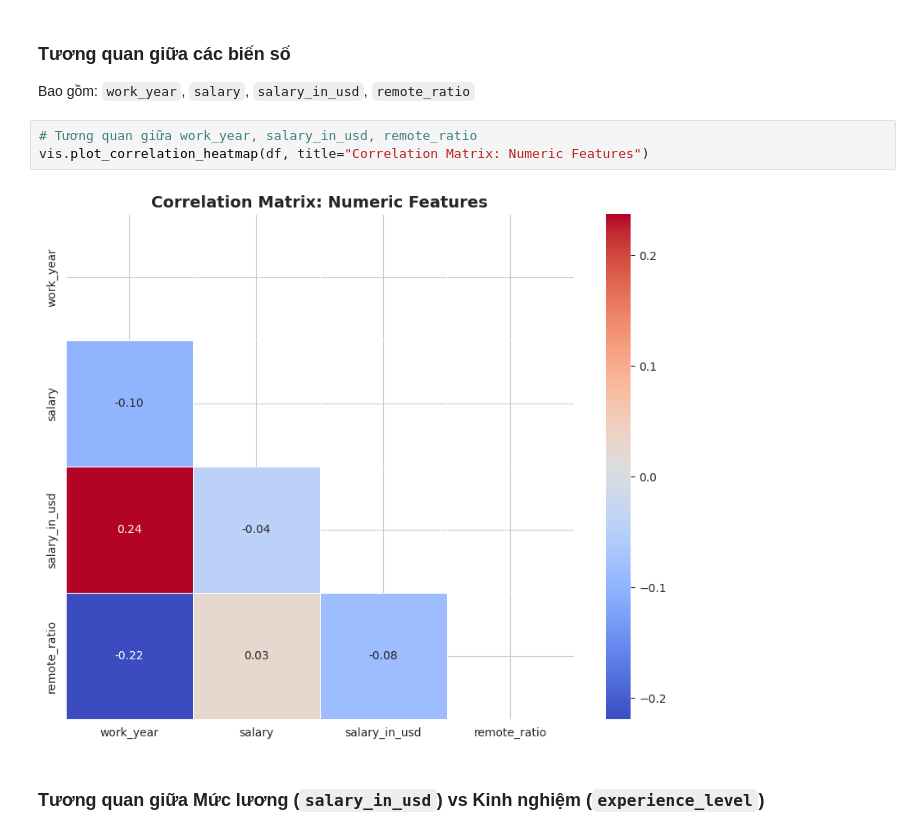
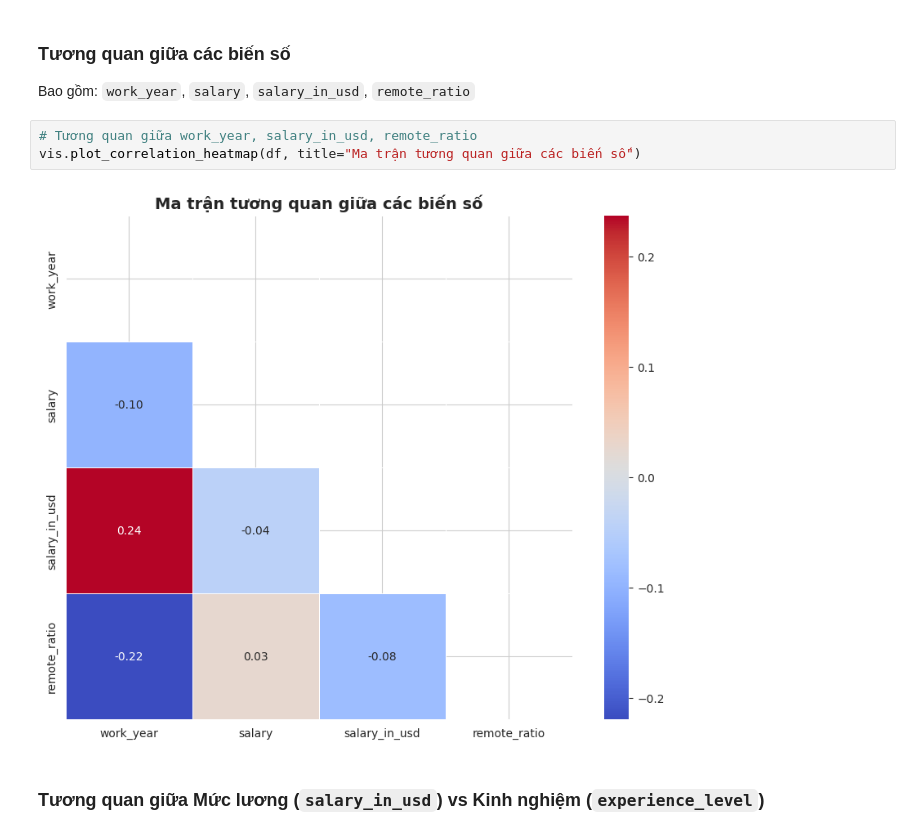
Before and after one commit to Trung0Minh/CSC17104_2025_Final_Project, a Jupyter notebook: DataScienceSalaries2023.ipynb, the cells around one changed output. Saved outputs shown, nothing was run; the diff lists cells and outputs as text.

```diff
--- a/DataScienceSalaries2023.ipynb
+++ b/DataScienceSalaries2023.ipynb
@@ -630,9 +628,9 @@ Không có missing value.
 Bao gồm: `work_year`, `salary`, `salary_in_usd`, `remote_ratio`
 # %%
 # Tương quan giữa work_year, salary_in_usd, remote_ratio
-vis.plot_correlation_heatmap(df, title="Correlation Matrix: Numeric Features")
+vis.plot_correlation_heatmap(df, title="Ma trận tương quan giữa các biến số")
 # %% [output]
-[figure, old version]
+[figure, new version]
 # %% [markdown]
 ### Tương quan giữa Mức lương (`salary_in_usd`) vs Kinh nghiệm (`experience_level`)
 # %%
```
Also changed, not shown: parts of 41 cells of this notebook, 1 other file.
